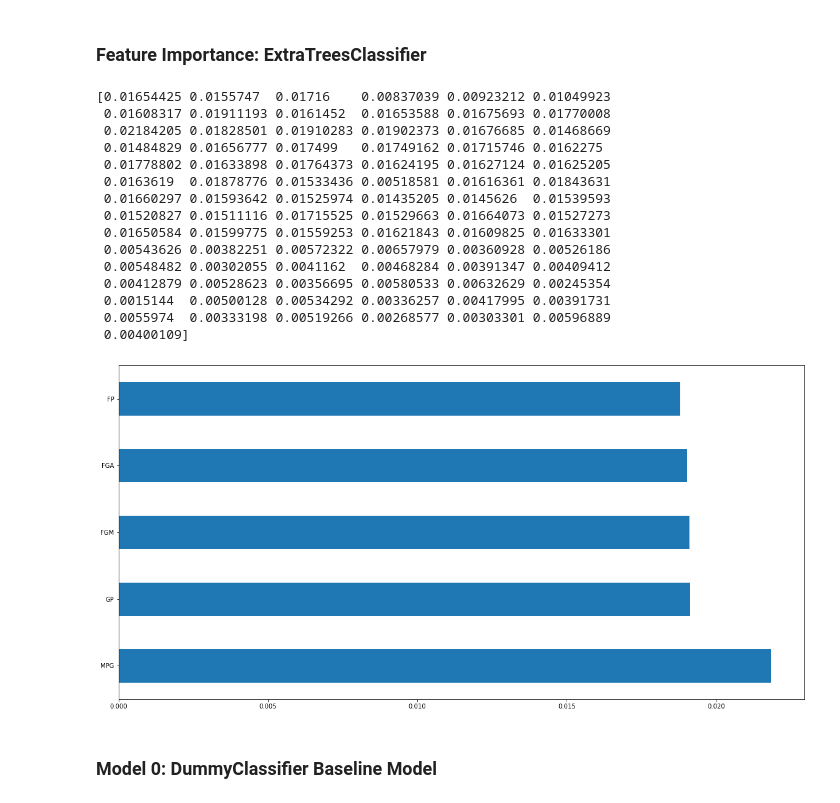
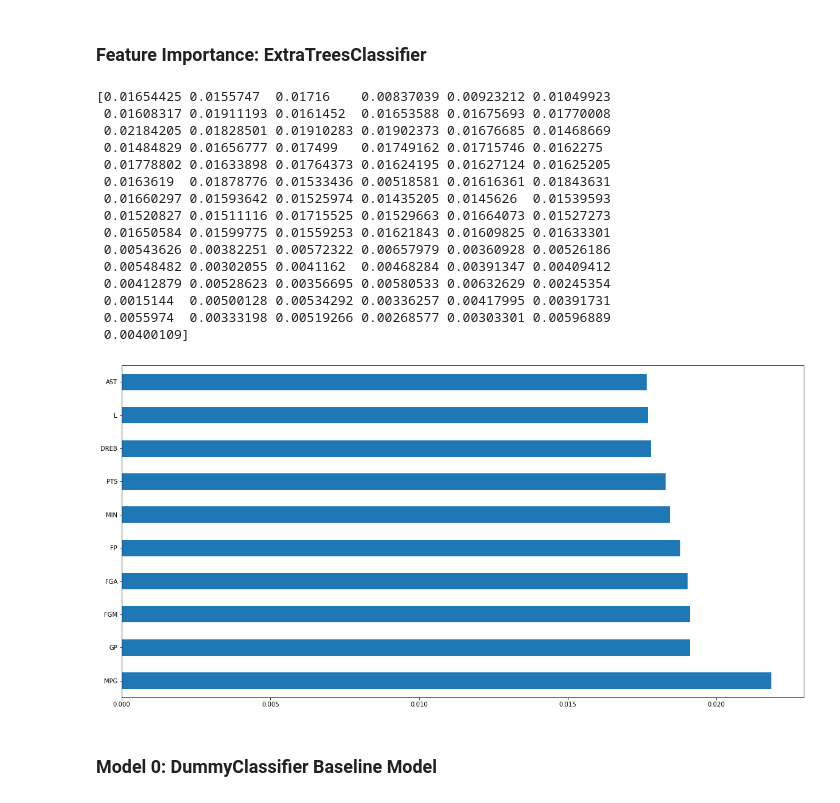
Before and after one commit to RH3421/Reducing_NBA_Injuries, a Jupyter notebook: EDA.3Smote.ipynb, the cells around one changed output. Cells and saved outputs as stored; diff of their text form; code cells hidden in the pictures.

```diff
--- a/EDA.3Smote.ipynb
+++ b/EDA.3Smote.ipynb
@@ -320,30 +318,30 @@ We now have evenly matched target variables
 # %%
 # Use ExtraTreesClassifier to identify important features
 etc = ExtraTreesClassifier(random_state=22)
 etc.fit(X,y)
 print(etc.feature_importances_)
 
 # Plot bar graph for visualization
 feat_importances = pd.Series(etc.feature_importances_, index=X.columns)
-feat_importances.nlargest(5).plot(kind='barh', figsize=(20,10))
+feat_importances.nlargest(10).plot(kind='barh', figsize=(20,10))
 plt.show()
 # %% [output]
 [0.01654425 0.0155747  0.01716    0.00837039 0.00923212 0.01049923
  0.01608317 0.01911193 0.0161452  0.01653588 0.01675693 0.01770008
  0.02184205 0.01828501 0.01910283 0.01902373 0.01676685 0.01468669
  0.01484829 0.01656777 0.017499   0.01749162 0.01715746 0.0162275
  0.01778802 0.01633898 0.01764373 0.01624195 0.01627124 0.01625205
  0.0163619  0.01878776 0.01533436 0.00518581 0.01616361 0.01843631
  0.01660297 0.01593642 0.01525974 0.01435205 0.0145626  0.01539593
  0.01520827 0.01511116 0.01715525 0.01529663 0.01664073 0.01527273
  0.01650584 0.01599775 0.01559253 0.01621843 0.01609825 0.01633301
  0.00543626 0.00382251 0.00572322 0.00657979 0.00360928 0.00526186
  0.00548482 0.00302055 0.0041162  0.00468284 0.00391347 0.00409412
  0.00412879 0.00528623 0.00356695 0.00580533 0.00632629 0.00245354
  0.0015144  0.00500128 0.00534292 0.00336257 0.00417995 0.00391731
  0.0055974  0.00333198 0.00519266 0.00268577 0.00303301 0.00596889
  0.00400109]
-[figure, old version]
+[figure, new version]
 # %% [markdown]
 ### Model 0: DummyClassifier Baseline Model
 # %%
```
Also changed, not shown: parts of 10 cells of this notebook.
